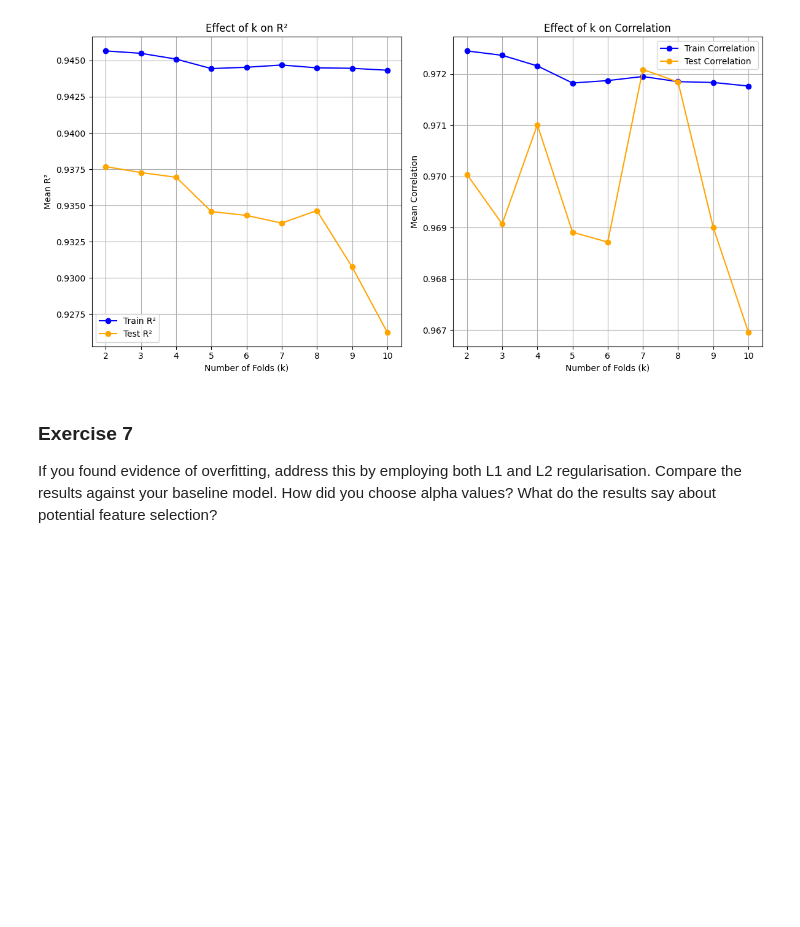
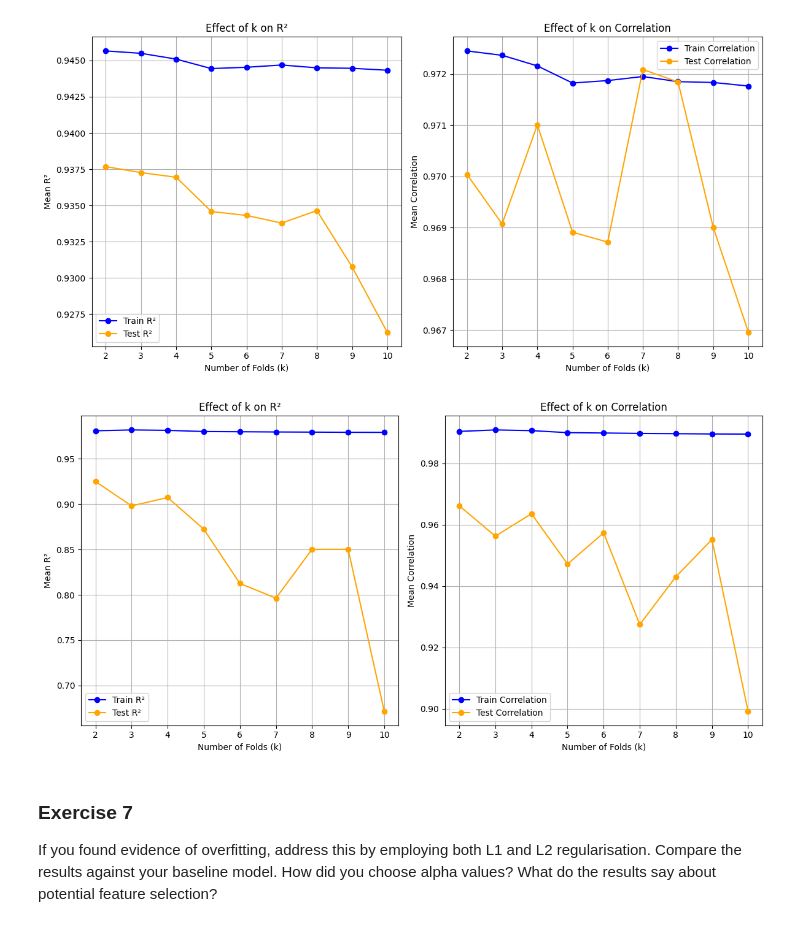
Before and after one commit to Navaneeth2906/nm803_ads_2024, a Jupyter notebook: Practical_3.ipynb, the cells around one changed output. Drawn from its saved outputs; the diff is of its cells as text; code cells hidden in the pictures; blank space fills up the shorter version.

```diff
--- a/Practical_3.ipynb
+++ b/Practical_3.ipynb
@@ -1308,6 +1308,12 @@ def overfitting_check(y, X, alpha=None, L1_wt=None):
 overfitting_check(y, X)
 # %% [output]
 [figure]
+# %%
+# There is some evidence of overfitting when we use just a few values (50 instead of the 330)
+# The gap between r squared values is larger
+overfitting_check(y.iloc[:50], X.iloc[:50])
+# %% [output]
+[figure, added]
 # %% [markdown]
 ### Exercise 7
 
```
Also changed, not shown: parts of 1 cell of this notebook.
